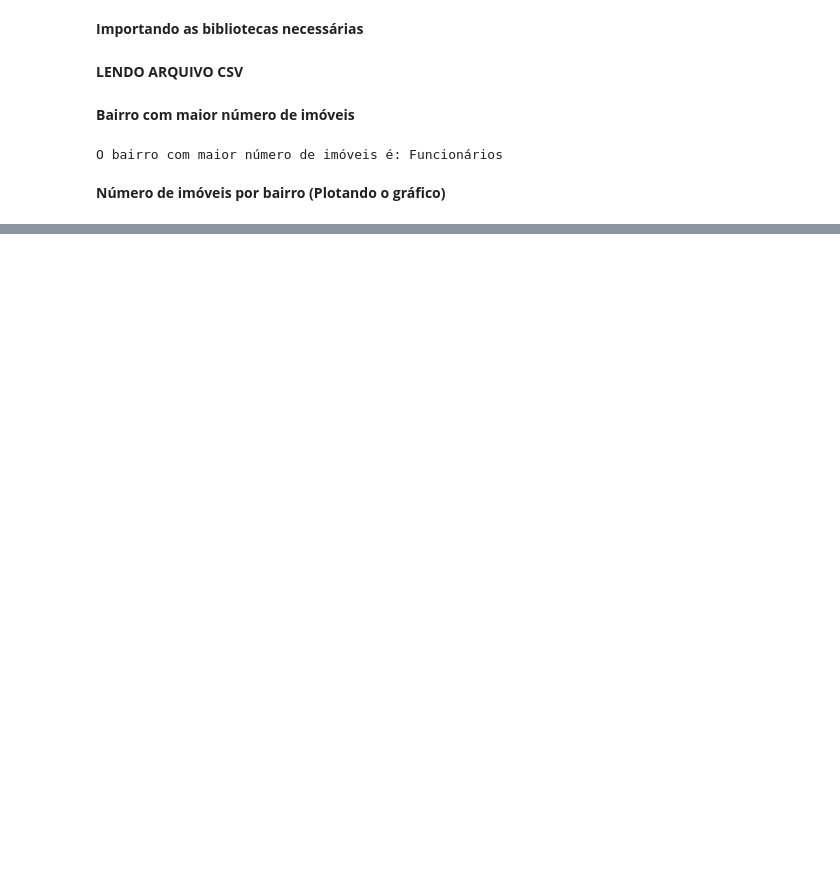
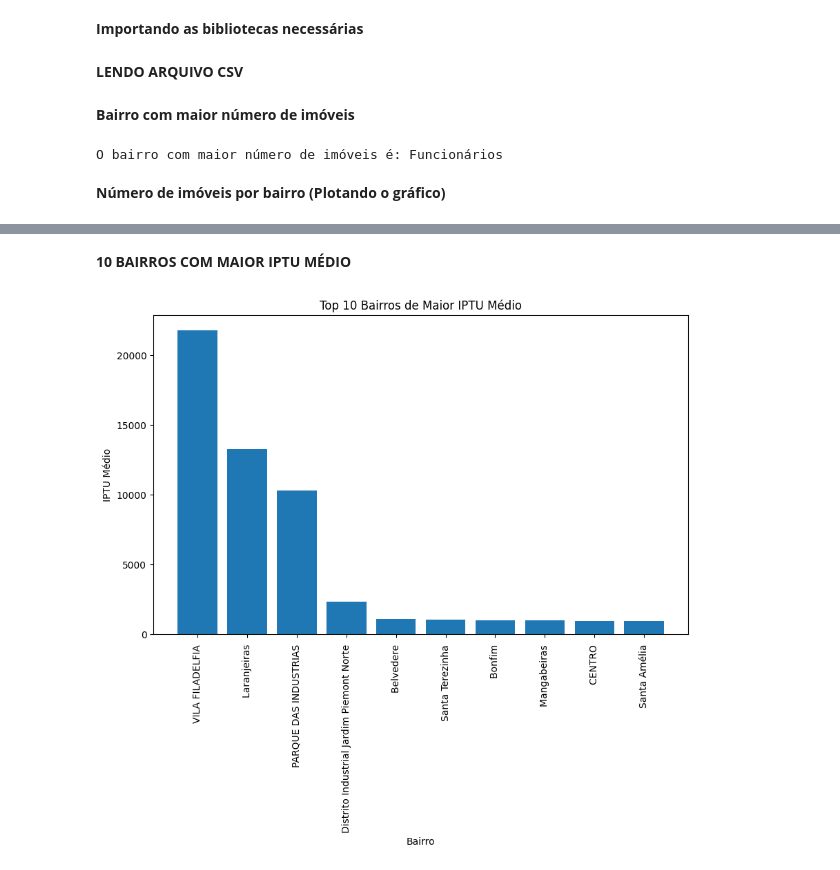
Before and after one commit to arthurlm1234/Estudo-Residencial-BH, a Jupyter notebook: plots.ipynb, the cells around one changed output, grey strips where cells are left out. Drawn from its saved outputs; the diff is of its cells as text; code cells hidden in the pictures; blank space fills up the shorter version.

Commit message:
mais plots

```diff
--- a/plots.ipynb
+++ b/plots.ipynb
@@ -28,0 +29,19 @@ plt.show()
+# %% [markdown]
+**10 BAIRROS COM MAIOR IPTU MÉDIO**
+# %%
+# Calcula o IPTU médio por bairro
+df_iptu_medio_por_bairro = df.groupby('Bairro')['IPTU'].mean()
+
+# Seleciona os 10 bairros de maior IPTU médio e ordena em ordem decrescente
+top_10_maior_iptu_medio = df_iptu_medio_por_bairro.nlargest(10).sort_values(ascending=False)
+
+# Cria o gráfico dos 10 bairros de maior IPTU médio
+plt.figure(figsize=(10, 6))
+plt.bar(top_10_maior_iptu_medio.index, top_10_maior_iptu_medio.values)
+plt.xlabel('Bairro')
+plt.ylabel('IPTU Médio')
+plt.title('Top 10 Bairros de Maior IPTU Médio')
+plt.xticks(rotation=90)
+plt.show()
+# %% [output]
+[figure, added]
```
Also changed, not shown: parts of 11 cells of this notebook.
